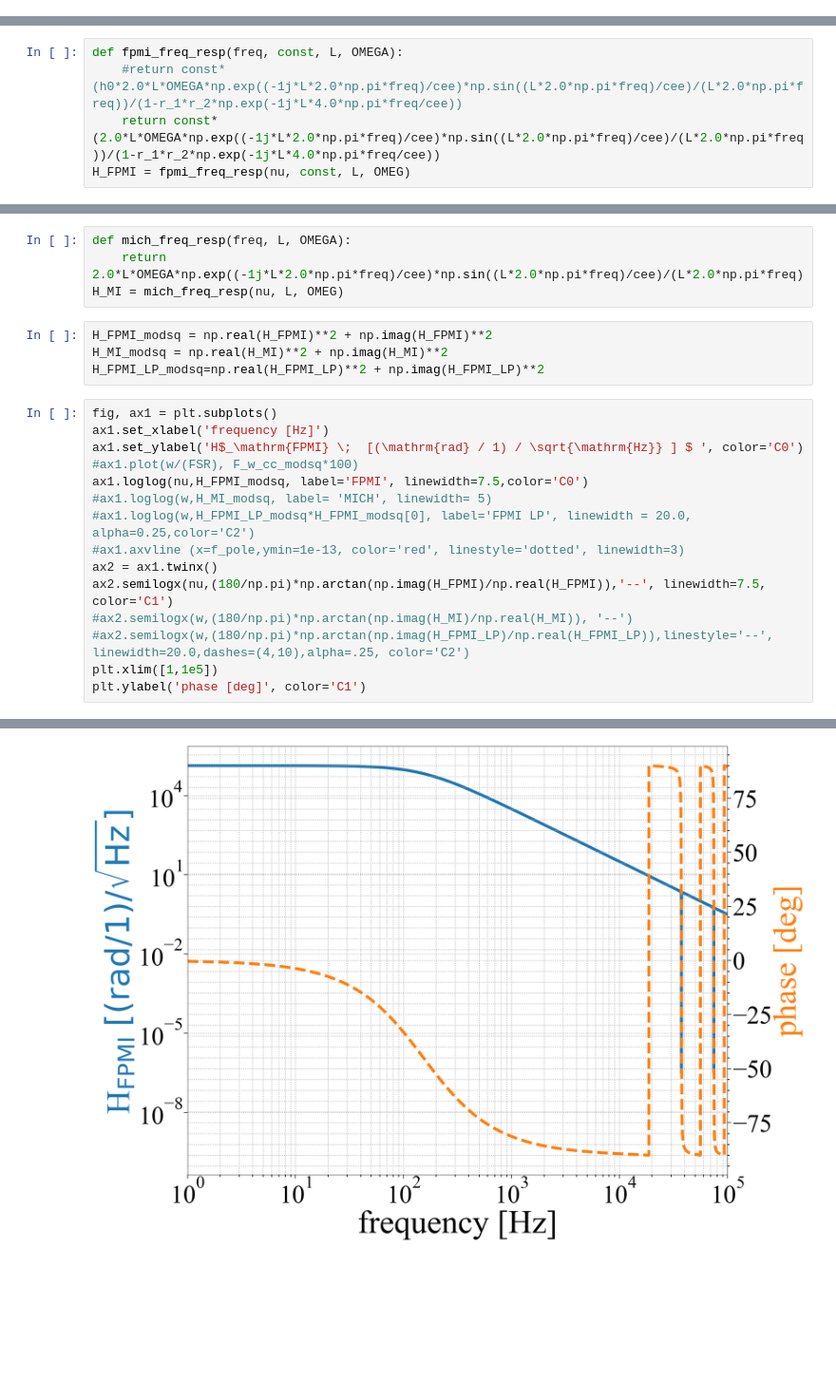
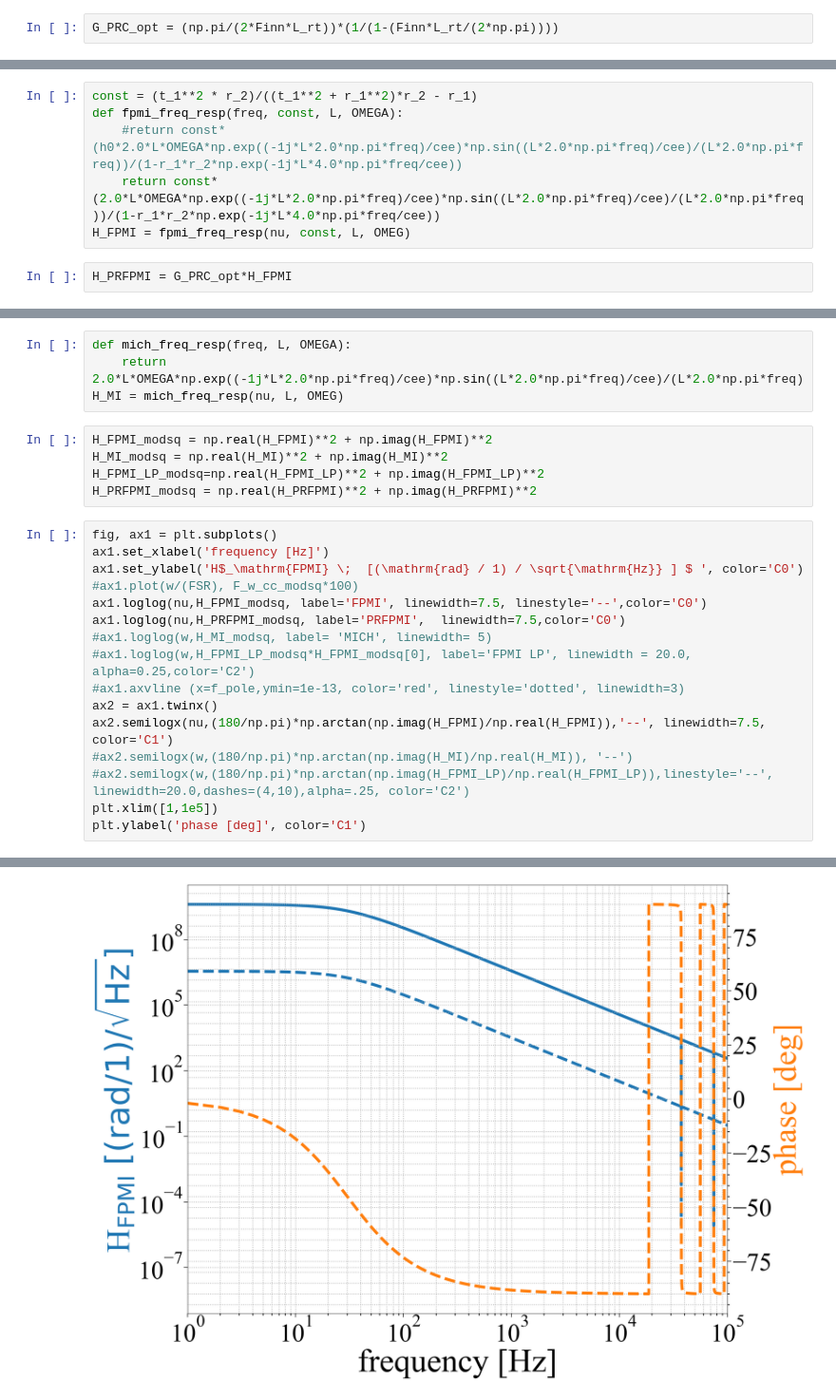
Before and after one commit to dancvan/dissertation, a Jupyter notebook: code/drfpmi_fr.ipynb, the cells around one changed output, grey strips where cells are left out. Shown at 95% size. Drawn from its saved outputs; the diff is of its cells as text; blank space fills up the shorter version.

```diff
--- a/code/drfpmi_fr.ipynb
+++ b/code/drfpmi_fr.ipynb
@@ -89,0 +105,2 @@ plt.plot(r_range, G_PRC_)
+# %%
+G_PRC_opt = (np.pi/(2*Finn*L_rt))*(1/(1-(Finn*L_rt/(2*np.pi))))
@@ -90,8 +116,11 @@ plt.plot(r_range, G_PRC_)
 # %%
+const = (t_1**2 * r_2)/((t_1**2 + r_1**2)*r_2 - r_1)
 def fpmi_freq_resp(freq, const, L, OMEGA):
     #return const*(h0*2.0*L*OMEGA*np.exp((-1j*L*2.0*np.pi*freq)/cee)*np.sin((L*2.0*np.pi*freq)/cee)/(L*2.0*np.pi*freq))/(1-r_1*r_2*np.exp(-1j*L*4.0*np.pi*freq/cee))
     return const*(2.0*L*OMEGA*np.exp((-1j*L*2.0*np.pi*freq)/cee)*np.sin((L*2.0*np.pi*freq)/cee)/(L*2.0*np.pi*freq))/(1-r_1*r_2*np.exp(-1j*L*4.0*np.pi*freq/cee))
 H_FPMI = fpmi_freq_resp(nu, const, L, OMEG)
+# %%
+H_PRFPMI = G_PRC_opt*H_FPMI
 # %% [markdown]
 We estimate the FP's pole frequency
 $$  1 - r_1 r_2 e^{-2i \omega_g L / c} = 0 $$
@@ -115,22 +144,24 @@ H_MI = mich_freq_resp(nu, L, OMEG)
 H_FPMI_modsq = np.real(H_FPMI)**2 + np.imag(H_FPMI)**2
 H_MI_modsq = np.real(H_MI)**2 + np.imag(H_MI)**2
 H_FPMI_LP_modsq=np.real(H_FPMI_LP)**2 + np.imag(H_FPMI_LP)**2
+H_PRFPMI_modsq = np.real(H_PRFPMI)**2 + np.imag(H_PRFPMI)**2
 # %%
 fig, ax1 = plt.subplots()
 ax1.set_xlabel('frequency [Hz]')
 ax1.set_ylabel('H$_\mathrm{FPMI} \;  [(\mathrm{rad} / 1) / \sqrt{\mathrm{Hz}} ] $ ', color='C0')
 #ax1.plot(w/(FSR), F_w_cc_modsq*100)
-ax1.loglog(nu,H_FPMI_modsq, label='FPMI', linewidth=7.5,color='C0')
+ax1.loglog(nu,H_FPMI_modsq, label='FPMI', linewidth=7.5, linestyle='--',color='C0')
+ax1.loglog(nu,H_PRFPMI_modsq, label='PRFPMI',  linewidth=7.5,color='C0')
 #ax1.loglog(w,H_MI_modsq, label= 'MICH', linewidth= 5)
 #ax1.loglog(w,H_FPMI_LP_modsq*H_FPMI_modsq[0], label='FPMI LP', linewidth = 20.0, alpha=0.25,color='C2')
 #ax1.axvline (x=f_pole,ymin=1e-13, color='red', linestyle='dotted', linewidth=3)
 ax2 = ax1.twinx()
 ax2.semilogx(nu,(180/np.pi)*np.arctan(np.imag(H_FPMI)/np.real(H_FPMI)),'--', linewidth=7.5, color='C1')
 #ax2.semilogx(w,(180/np.pi)*np.arctan(np.imag(H_MI)/np.real(H_MI)), '--')
 #ax2.semilogx(w,(180/np.pi)*np.arctan(np.imag(H_FPMI_LP)/np.real(H_FPMI_LP)),linestyle='--', linewidth=20.0,dashes=(4,10),alpha=.25, color='C2')
 plt.xlim([1,1e5])
 plt.ylabel('phase [deg]', color='C1')
 # %% [output]
 Text(0, 0.5, 'phase [deg]')
-[figure, old version]
+[figure, new version]
 # %%
```
Also changed, not shown: parts of 37 cells of this notebook.
